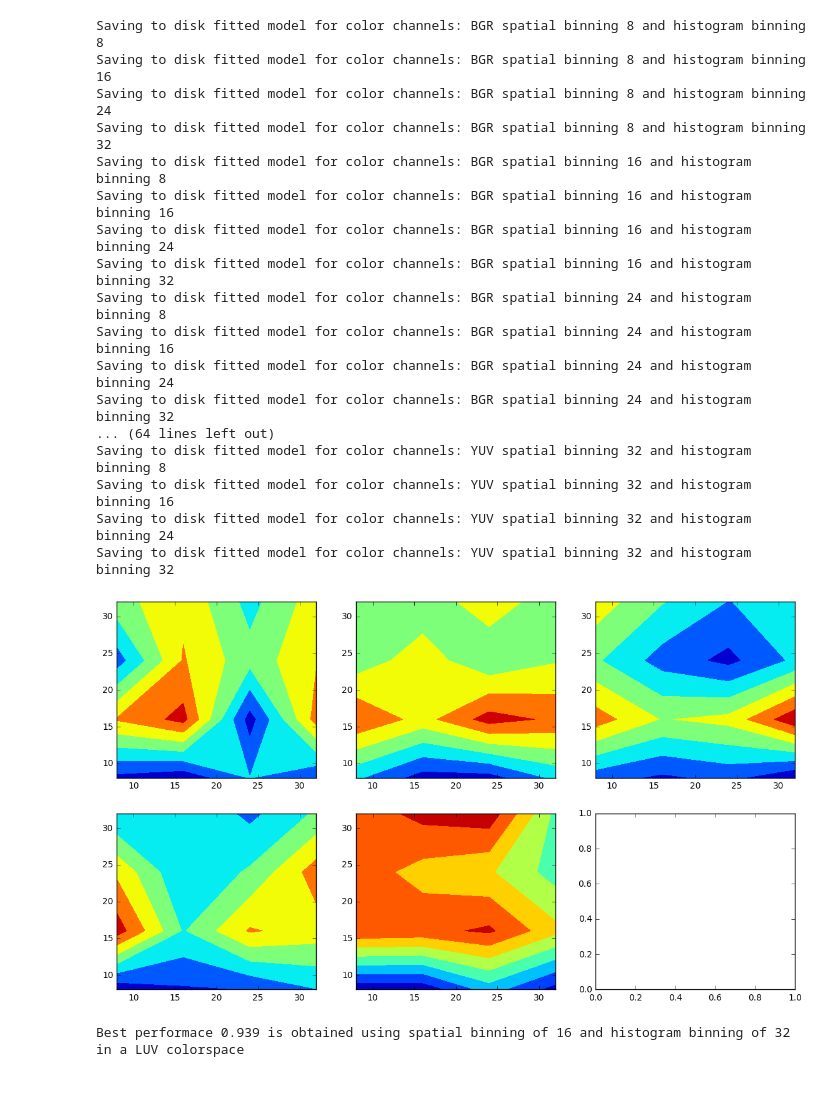
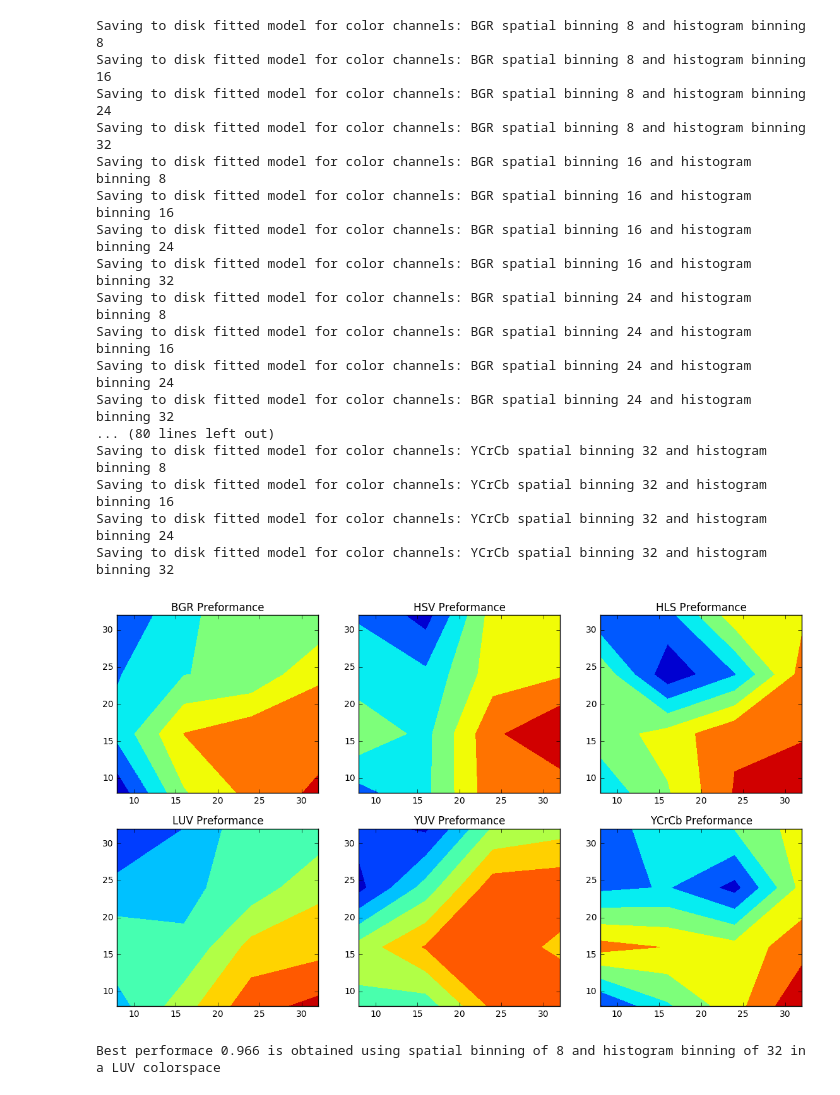
Before and after one commit to albertoferna/CarND-Vehicle-Detection, a Jupyter notebook: Optimize Color Detector.ipynb, the cells around one changed output. Drawn from its saved outputs; the diff is of its cells as text; code cells hidden in the pictures.

```diff
--- a/Optimize Color Detector.ipynb
+++ b/Optimize Color Detector.ipynb
@@ -37,9 +37,8 @@ def extract_features(imgs, cspace='BGR', spatial_size=(32, 32),
     features = []
     # Iterate through the list of images
     for file in imgs:
-        # Read in each one by one. Us cv2 for consistency
-        image = mpimg.imread(file)
-        # apply color conversion if other than 'RGB'
+        # Using cv2 for consistency. it reads as BGR!!!
+        image = cv2.imread(file)
         if cspace != 'BGR':
             if cspace == 'HSV':
                 feature_image = cv2.cvtColor(image, cv2.COLOR_BGR2HSV)
@@ -49,6 +48,8 @@ def extract_features(imgs, cspace='BGR', spatial_size=(32, 32),
                 feature_image = cv2.cvtColor(image, cv2.COLOR_BGR2HLS)
             elif cspace == 'YUV':
                 feature_image = cv2.cvtColor(image, cv2.COLOR_BGR2YUV)
+            elif cspace == 'YCrCb':
+                feature_image = cv2.cvtColor(image, cv2.COLOR_BGR2YCrCb)
         else: feature_image = np.copy(image)
         # Apply bin_spatial() to get spatial color features
         spatial_features = bin_spatial(feature_image, size=spatial_size)
@@ -77,7 +78,7 @@ for image in no_car_images:
 n = 4
 spatial_grid = np.linspace(8, 32, n).astype(int)
 histbin_grid = np.linspace(8, 32, n).astype(int)
-colors = ['BGR', 'HSV', 'LUV', 'HLS', 'YUV']
+colors = ['BGR', 'HSV', 'HLS', 'LUV', 'YUV', 'YCrCb']
 # %%
 # We need to do on fitting of the model for each point. Since we are taking random samples for test and train
 # every point would be tested in a slightly different dataset. To account for that, ideally we would like to
@@ -167,27 +168,37 @@ Saving to disk fitted model for color channels: BGR spatial binning 24 and histo
 Saving to disk fitted model for color channels: BGR spatial binning 24 and histogram binning 16
 Saving to disk fitted model for color channels: BGR spatial binning 24 and histogram binning 24
 Saving to disk fitted model for color channels: BGR spatial binning 24 and histogram binning 32
-... (64 lines left out)
-Saving to disk fitted model for color channels: YUV spatial binning 32 and histogram binning 8
-Saving to disk fitted model for color channels: YUV spatial binning 32 and histogram binning 16
-Saving to disk fitted model for color channels: YUV spatial binning 32 and histogram binning 24
-Saving to disk fitted model for color channels: YUV spatial binning 32 and histogram binning 32
+... (80 lines left out)
+Saving to disk fitted model for color channels: YCrCb spatial binning 32 and histogram binning 8
+Saving to disk fitted model for color channels: YCrCb spatial binning 32 and histogram binning 16
+Saving to disk fitted model for color channels: YCrCb spatial binning 32 and histogram binning 24
+Saving to disk fitted model for color channels: YCrCb spatial binning 32 and histogram binning 32
 # %%
+# I should do a multidimensional array of results to deal with plotting easier!!!
+colors = ['BGR', 'HSV', 'HLS', 'LUV', 'YUV', 'YCrCb']
 BGR_perf = np.array(performance[0:16])
 HSV_perf = np.array(performance[16:32])
-LUV_perf = np.array(performance[32:48])
-HLS_perf = np.array(performance[48:64])
+HLS_perf = np.array(performance[32:48])
+LUV_perf = np.array(performance[48:64])
 YUV_perf = np.array(performance[64:80])
+YCrCb_perf = np.array(performance[80:96])
 # %%
 fig, ax = plt.subplots(2,3)
 ax[0,0].contourf(spatial_grid, histbin_grid, BGR_perf.reshape(n, n))
+ax[0,0].set_title('BGR Preformance')
 ax[0,1].contourf(spatial_grid, histbin_grid, HSV_perf.reshape(n, n))
-ax[0,2].contourf(spatial_grid, histbin_grid, LUV_perf.reshape(n, n))
-ax[1,0].contourf(spatial_grid, histbin_grid, HLS_perf.reshape(n, n))
+ax[0,1].set_title('HSV Preformance')
+ax[0,2].contourf(spatial_grid, histbin_grid, HLS_perf.reshape(n, n))
+ax[0,2].set_title('HLS Preformance')
+ax[1,0].contourf(spatial_grid, histbin_grid, LUV_perf.reshape(n, n))
+ax[1,0].set_title('LUV Preformance')
 ax[1,1].contourf(spatial_grid, histbin_grid, YUV_perf.reshape(n, n))
+ax[1,1].set_title('YUV Preformance')
+ax[1,2].contourf(spatial_grid, histbin_grid, YCrCb_perf.reshape(n, n))
+ax[1,2].set_title('YCrCb Preformance')
 fig.set_size_inches(14,8)
 # %% [output]
-[figure, old version]
+[figure, new version]
 # %%
 best_perf = np.array(performance).argmax()
 best_s = x_plot[best_perf]
@@ -196,4 +207,4 @@ best_color = colors[int(best_perf / (n * n))]
 print('Best performace', round(max(performance),3), 'is obtained using spatial binning of',
       best_s, 'and histogram binning of', best_h, 'in a', best_color, 'colorspace')
 # %% [output]
-Best performace 0.939 is obtained using spatial binning of 16 and histogram binning of 32 in a LUV colorspace
+Best performace 0.966 is obtained using spatial binning of 8 and histogram binning of 32 in a LUV colorspace
```
Also changed, not shown: parts of 1 cell of this notebook, 5 other files.
